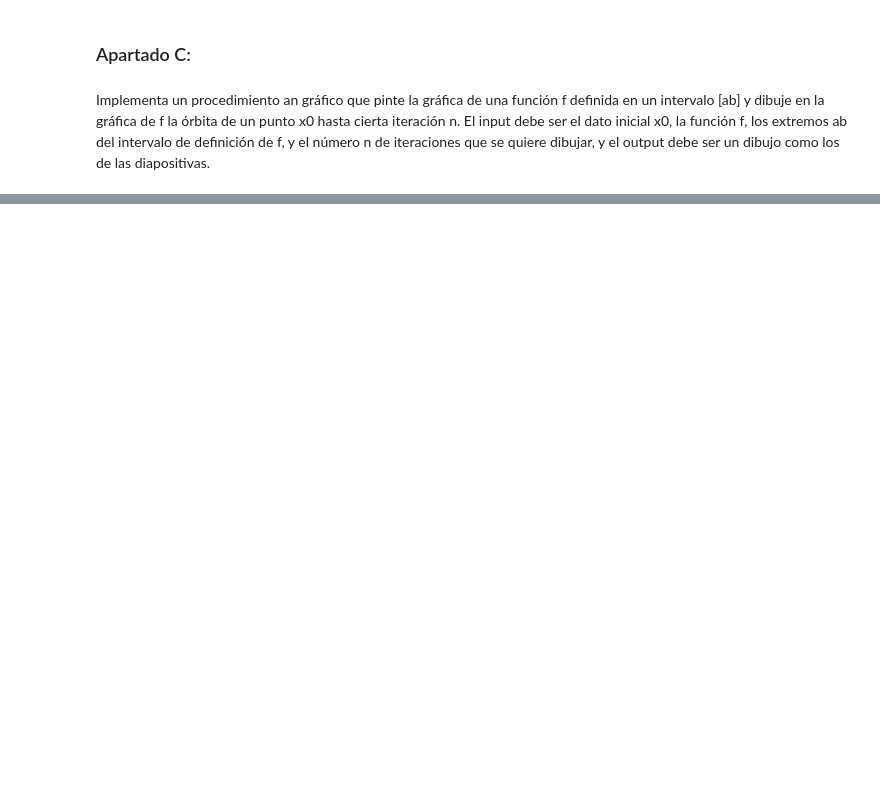
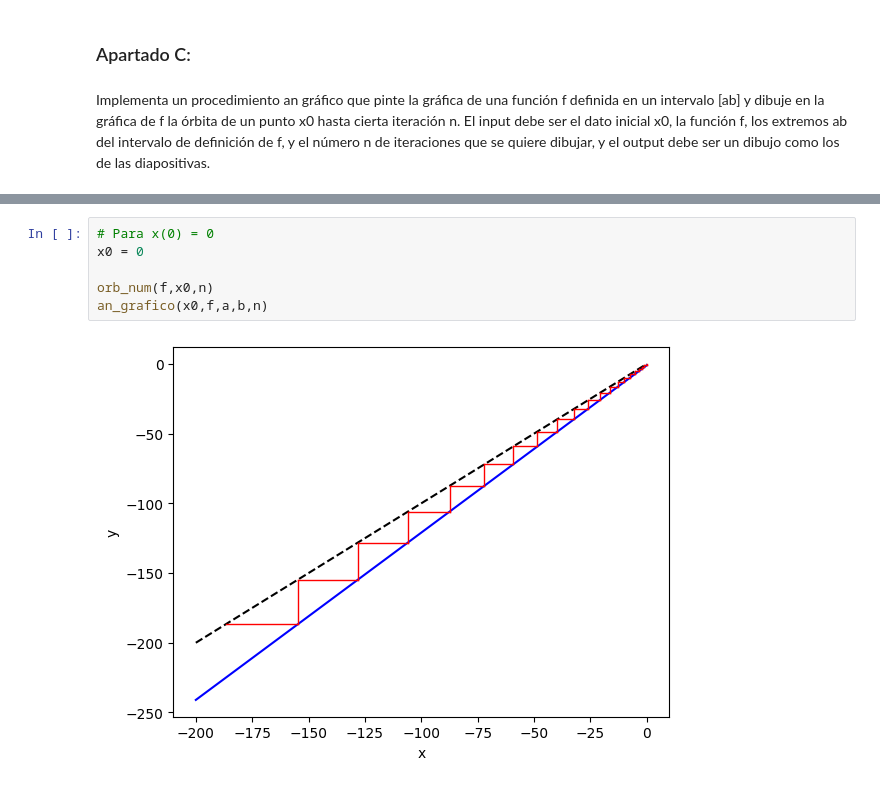
Before and after one commit to MiluEnAlmibar/Fractales, a Jupyter notebook: python/Sistemas dinámicos/practica1.ipynb, the cells around one changed output, grey strips where cells are left out. Saved outputs shown, nothing was run; the diff lists cells and outputs as text; blank space fills up the shorter version.

```diff
--- a/python/Sistemas dinámicos/practica1.ipynb
+++ b/python/Sistemas dinámicos/practica1.ipynb
@@ -86,0 +136,8 @@ an_grafico(x0,f,0,10,10)
+# %%
+# Para x(0) = 0
+x0 = 0
+
+orb_num(f,x0,n)
+an_grafico(x0,f,a,b,n)
+# %% [output]
+[figure, added]
```
Also changed, not shown: parts of 16 cells of this notebook, 1 other file.
